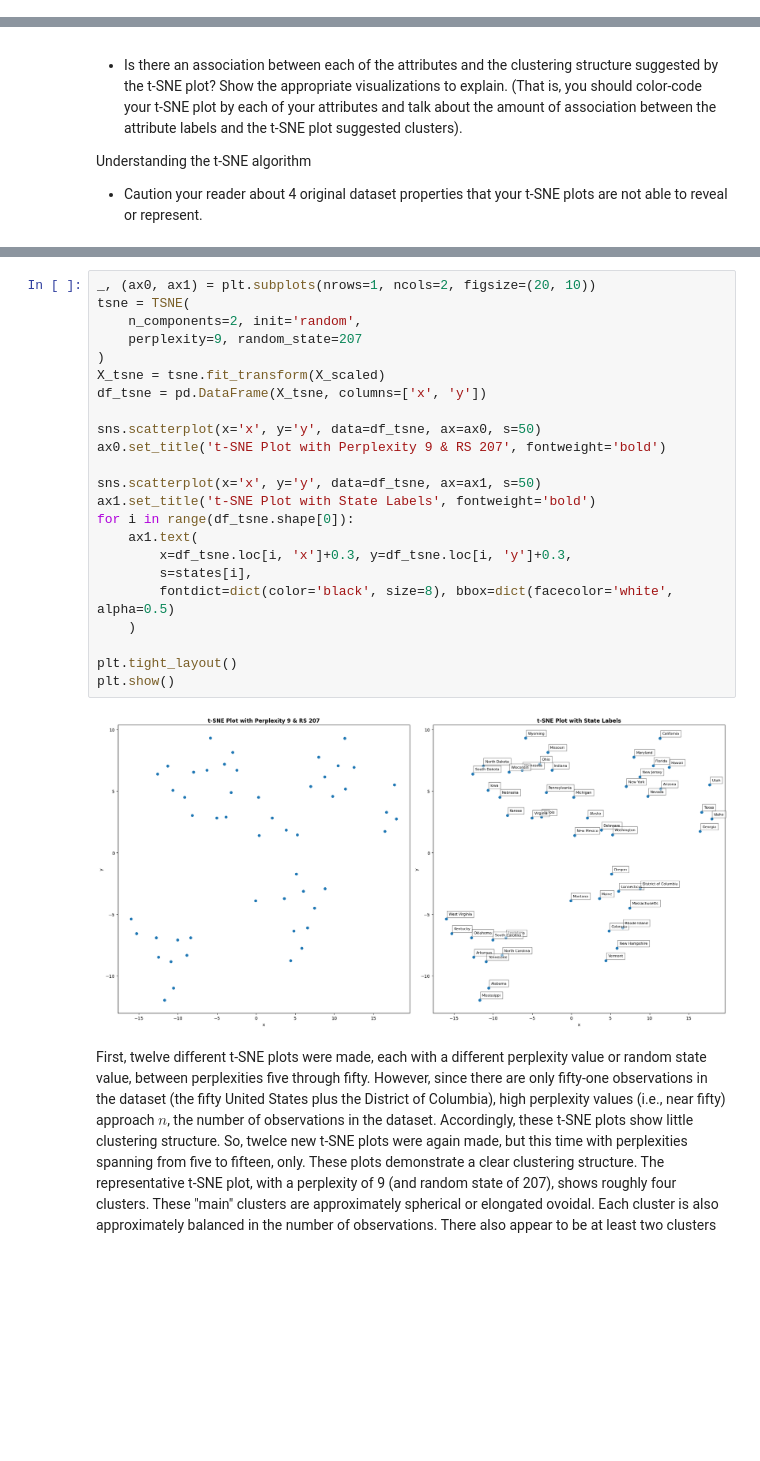
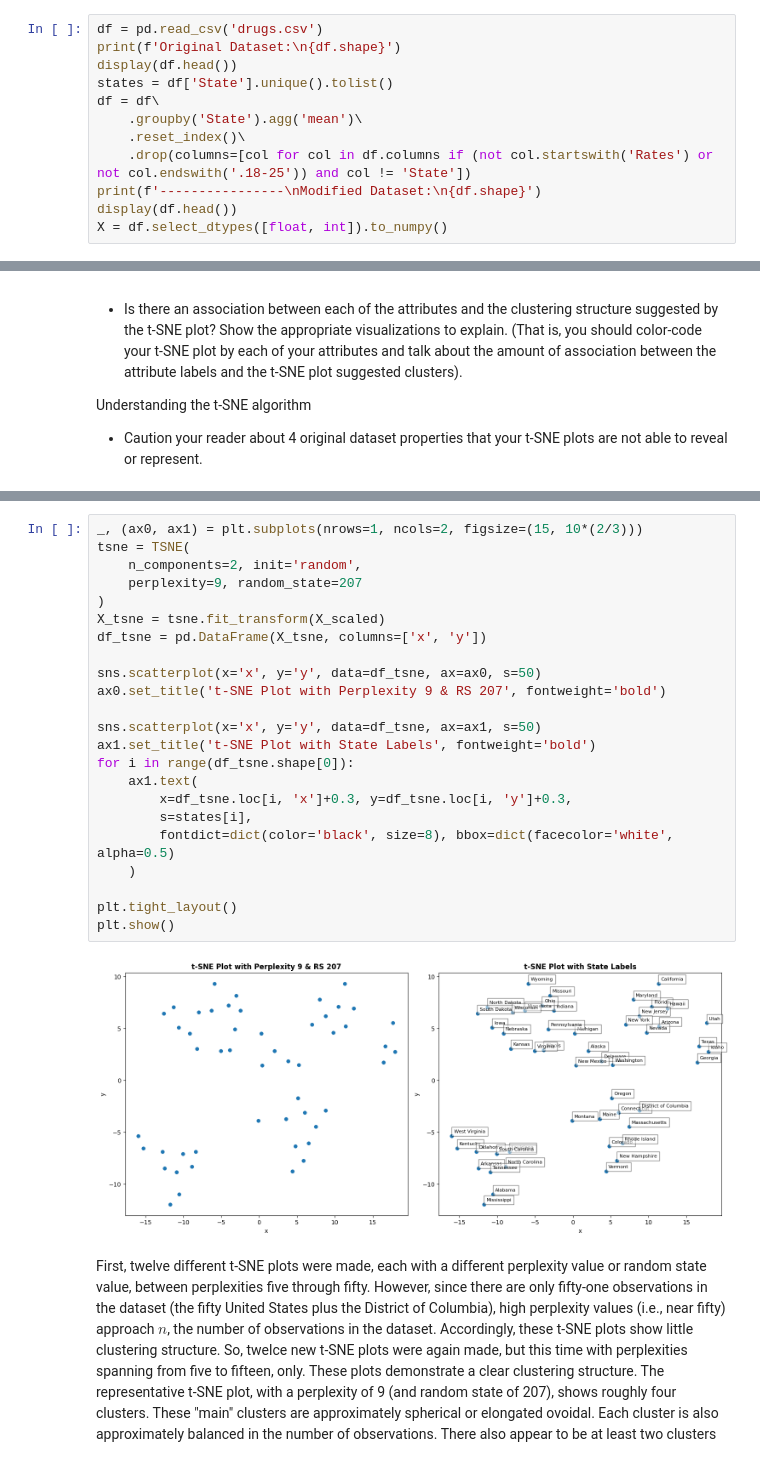
Before and after one commit to BenLeidig/stat437-project, a Jupyter notebook: project_template.ipynb, the cells around one changed output, grey strips where cells are left out. Drawn from its saved outputs; the diff is of its cells as text; blank space fills up the shorter version.

Commit message:
graph fix

```diff
--- a/project_template.ipynb
+++ b/project_template.ipynb
@@ -80,0 +58,12 @@ print(df.shape)
+# %%
+df = pd.read_csv('drugs.csv')
+print(f'Original Dataset:\n{df.shape}')
+display(df.head())
+states = df['State'].unique().tolist()
+df = df\
+    .groupby('State').agg('mean')\
+    .reset_index()\
+    .drop(columns=[col for col in df.columns if (not col.startswith('Rates') or not col.endswith('.18-25')) and col != 'State'])
+print(f'----------------\nModified Dataset:\n{df.shape}')
+display(df.head())
+X = df.select_dtypes([float, int]).to_numpy()
@@ -209,30 +217,30 @@ plt.show()
 # %% [output]
 [figure]
 # %%
-_, (ax0, ax1) = plt.subplots(nrows=1, ncols=2, figsize=(20, 10))
+_, (ax0, ax1) = plt.subplots(nrows=1, ncols=2, figsize=(15, 10*(2/3)))
 tsne = TSNE(
     n_components=2, init='random',
     perplexity=9, random_state=207
 )
 X_tsne = tsne.fit_transform(X_scaled)
 df_tsne = pd.DataFrame(X_tsne, columns=['x', 'y'])
 
 sns.scatterplot(x='x', y='y', data=df_tsne, ax=ax0, s=50)
 ax0.set_title('t-SNE Plot with Perplexity 9 & RS 207', fontweight='bold')
 
 sns.scatterplot(x='x', y='y', data=df_tsne, ax=ax1, s=50)
 ax1.set_title('t-SNE Plot with State Labels', fontweight='bold')
 for i in range(df_tsne.shape[0]):
     ax1.text(
         x=df_tsne.loc[i, 'x']+0.3, y=df_tsne.loc[i, 'y']+0.3,
         s=states[i],
         fontdict=dict(color='black', size=8), bbox=dict(facecolor='white', alpha=0.5)
     )
 
 plt.tight_layout()
 plt.show()
 # %% [output]
-[figure, old version]
+[figure, new version]
 # %% [markdown]
 First, twelve different t-SNE plots were made, each with a different perplexity value or random state value, between perplexities five through fifty. However, since there are only fifty-one observations in the dataset (the fifty United States plus the District of Columbia), high perplexity values (i.e., near fifty) approach $n$, the number of observations in the dataset. Accordingly, these t-SNE plots show little clustering structure. So, twelce new t-SNE plots were again made, but this time with perplexities spanning from five to fifteen, only. These plots demonstrate a clear clustering structure. The representative t-SNE plot, with a perplexity of 9 (and random state of 207), shows roughly four clusters. These "main" clusters are approximately spherical or elongated ovoidal. Each cluster is also approximately balanced in the number of observations. There also appear to be at least two clusters that are not well-separated. Within two of the main clusters, there seem to be at least two "subclusters" in both.
 # %%
```
Also changed, not shown: parts of 17 cells of this notebook.
